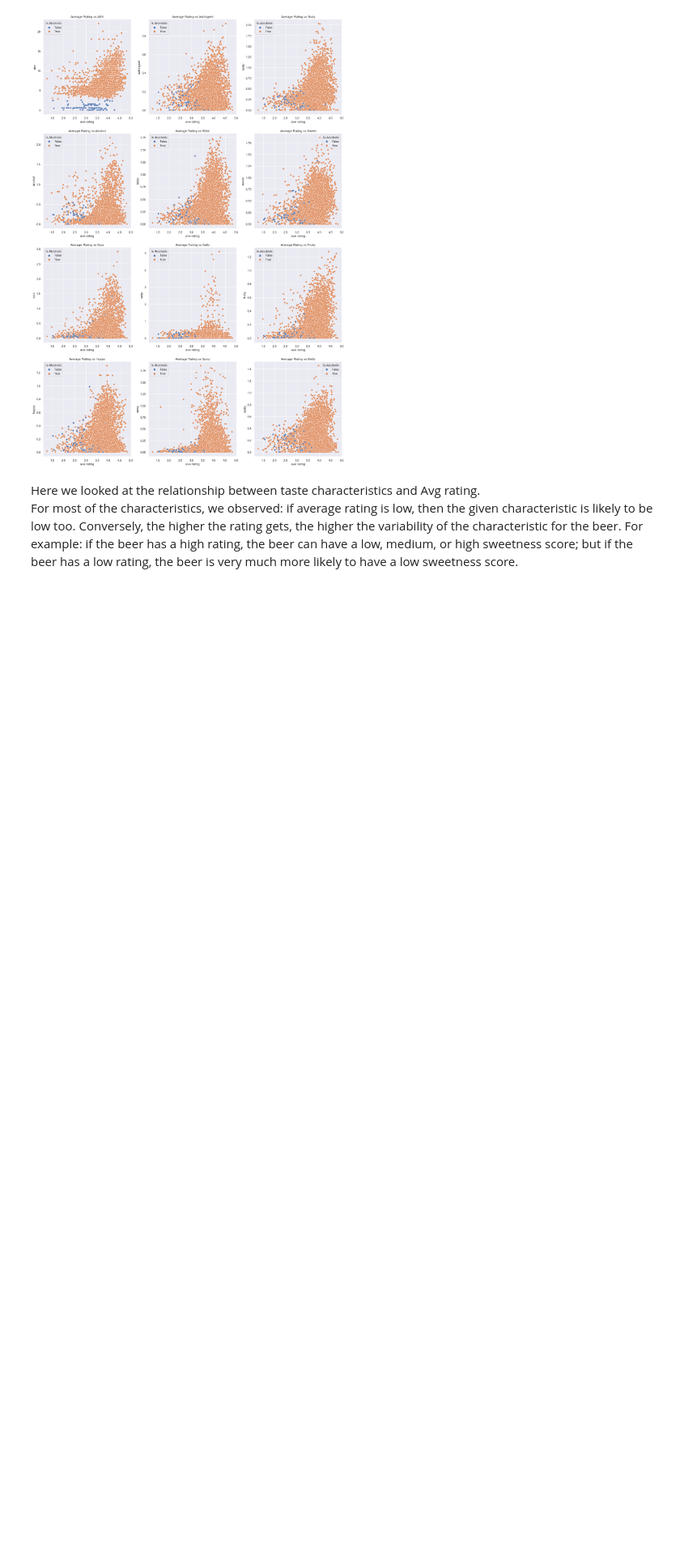
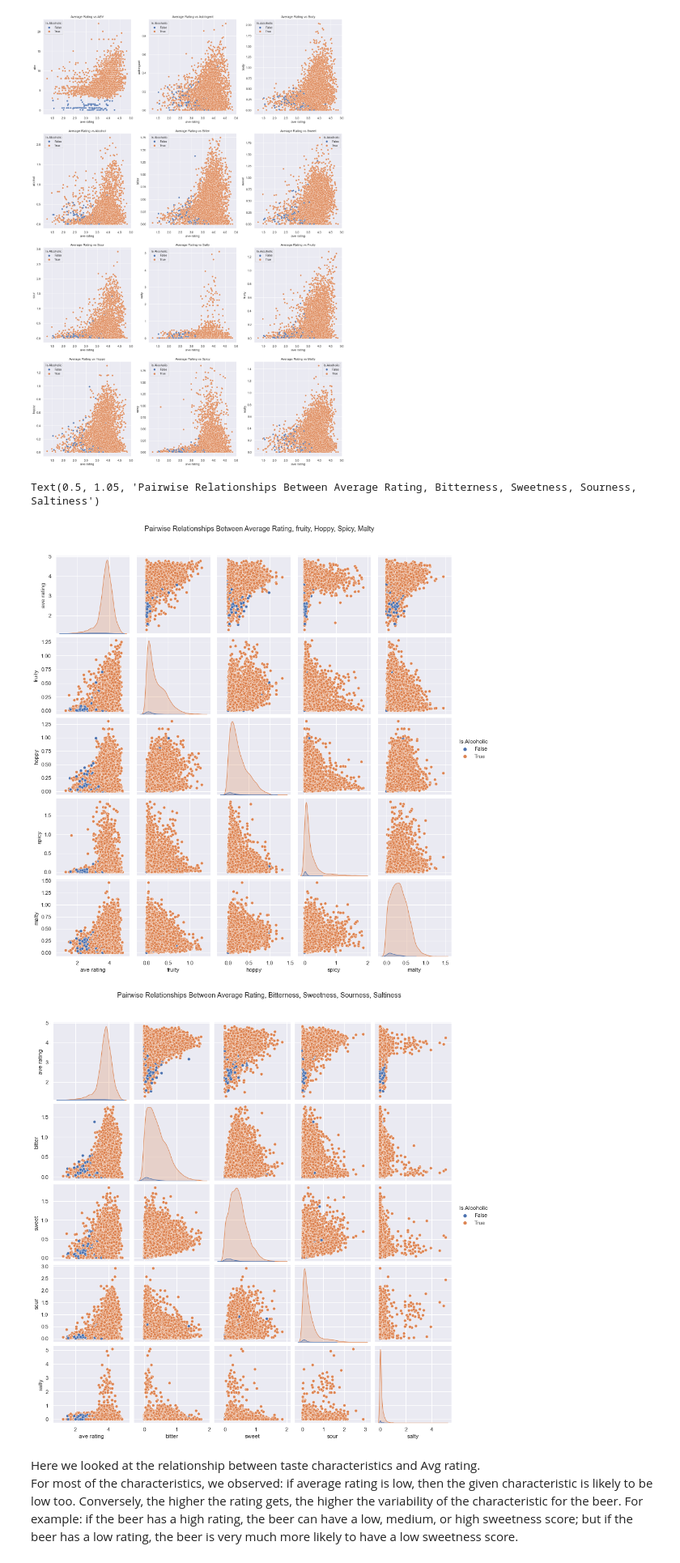
Before and after one commit to BrandonLuong/Beer-Analysis, a Jupyter notebook: FinalProjectGroup_039-Fa22.ipynb, the cells around one changed output. Shown at 81% size. Saved outputs shown, nothing was run; the diff lists cells and outputs as text; code cells hidden in the pictures; blank space fills up the shorter version.

```diff
--- a/FinalProjectGroup_039-Fa22.ipynb
+++ b/FinalProjectGroup_039-Fa22.ipynb
@@ -404,10 +388,14 @@ sns.scatterplot(data = new_final, x = 'ave rating', y = 'malty', hue = 'Is Alcoh
 [Text(0.5, 1.0, 'Average Rating vs Malty')]
 [figure]
 # %%
-#fig2 = sns.pairplot(data = new_final[['ave rating', 'fruity', 'hoppy', 'spicy', 'malty', 'Is Alcoholic']], hue = 'Is Alcoholic')
-#fig2.fig.suptitle('Pairwise Relationships Between Average Rating, fruity, Hoppy, Spicy, Malty', y=1.05)
-#fig3 = sns.pairplot(data = new_final[['ave rating', 'bitter', 'sweet', 'sour', 'salty', 'Is Alcoholic']], hue = 'Is Alcoholic')
-#fig3.fig.suptitle('Pairwise Relationships Between Average Rating, Bitterness, Sweetness, Sourness, Saltiness', y=1.05)
+fig2 = sns.pairplot(data = new_final[['ave rating', 'fruity', 'hoppy', 'spicy', 'malty', 'Is Alcoholic']], hue = 'Is Alcoholic')
+fig2.fig.suptitle('Pairwise Relationships Between Average Rating, fruity, Hoppy, Spicy, Malty', y=1.05)
+fig3 = sns.pairplot(data = new_final[['ave rating', 'bitter', 'sweet', 'sour', 'salty', 'Is Alcoholic']], hue = 'Is Alcoholic')
+fig3.fig.suptitle('Pairwise Relationships Between Average Rating, Bitterness, Sweetness, Sourness, Saltiness', y=1.05)
+# %% [output]
+Text(0.5, 1.05, 'Pairwise Relationships Between Average Rating, Bitterness, Sweetness, Sourness, Saltiness')
+[figure, added]
+[figure, added]
 # %% [markdown]
 Here we looked at the relationship between taste characteristics and Avg rating.
 For most of the characteristics, we observed: if average rating is low, then the given characteristic is likely to be low too. Conversely, the higher the rating gets, the higher the variability of the characteristic for the beer. For example: if the beer has a high rating, the beer can have a low, medium, or high sweetness score; but if the beer has a low rating, the beer is very much more likely to have a low sweetness score.
```
Also changed, not shown: parts of 28 cells of this notebook, 1 other file.
